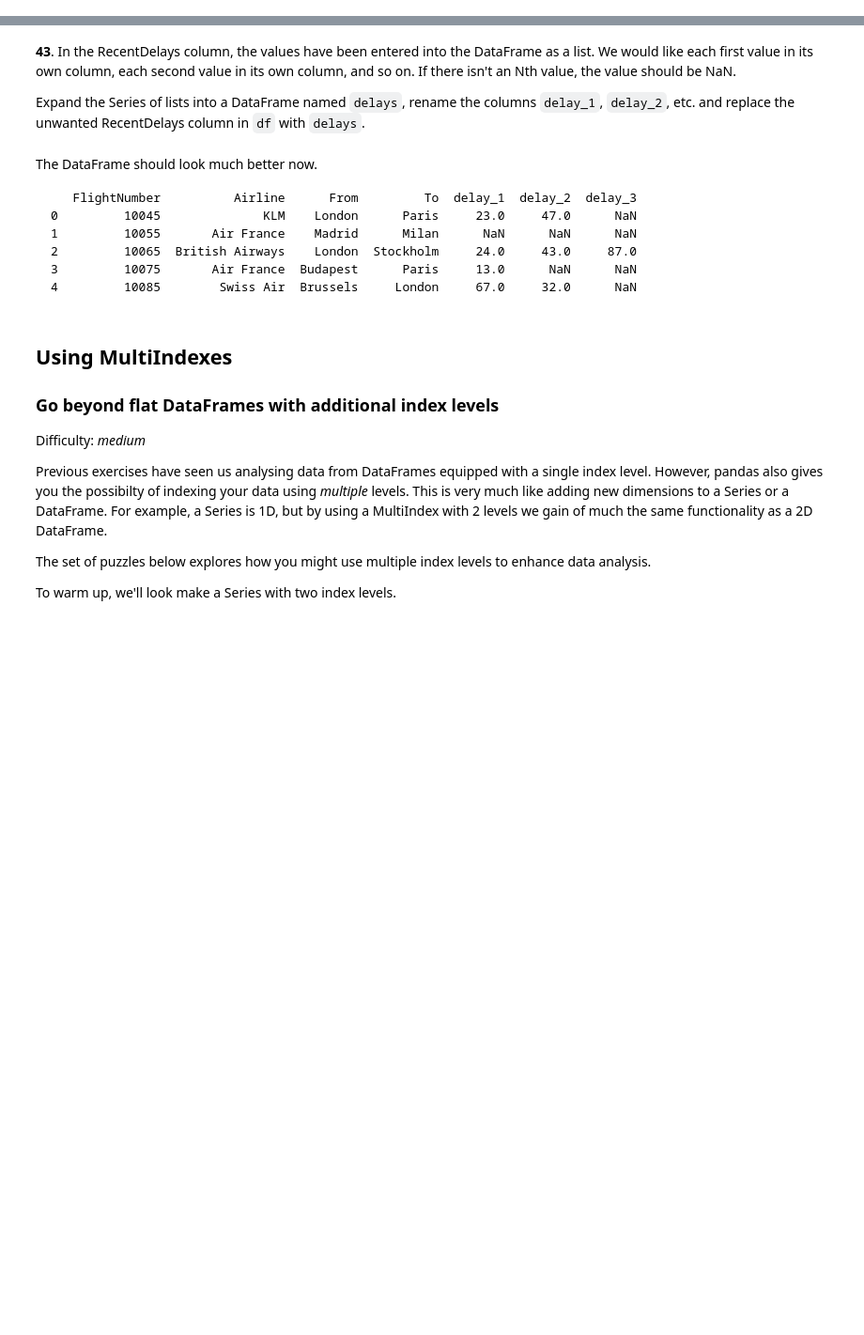
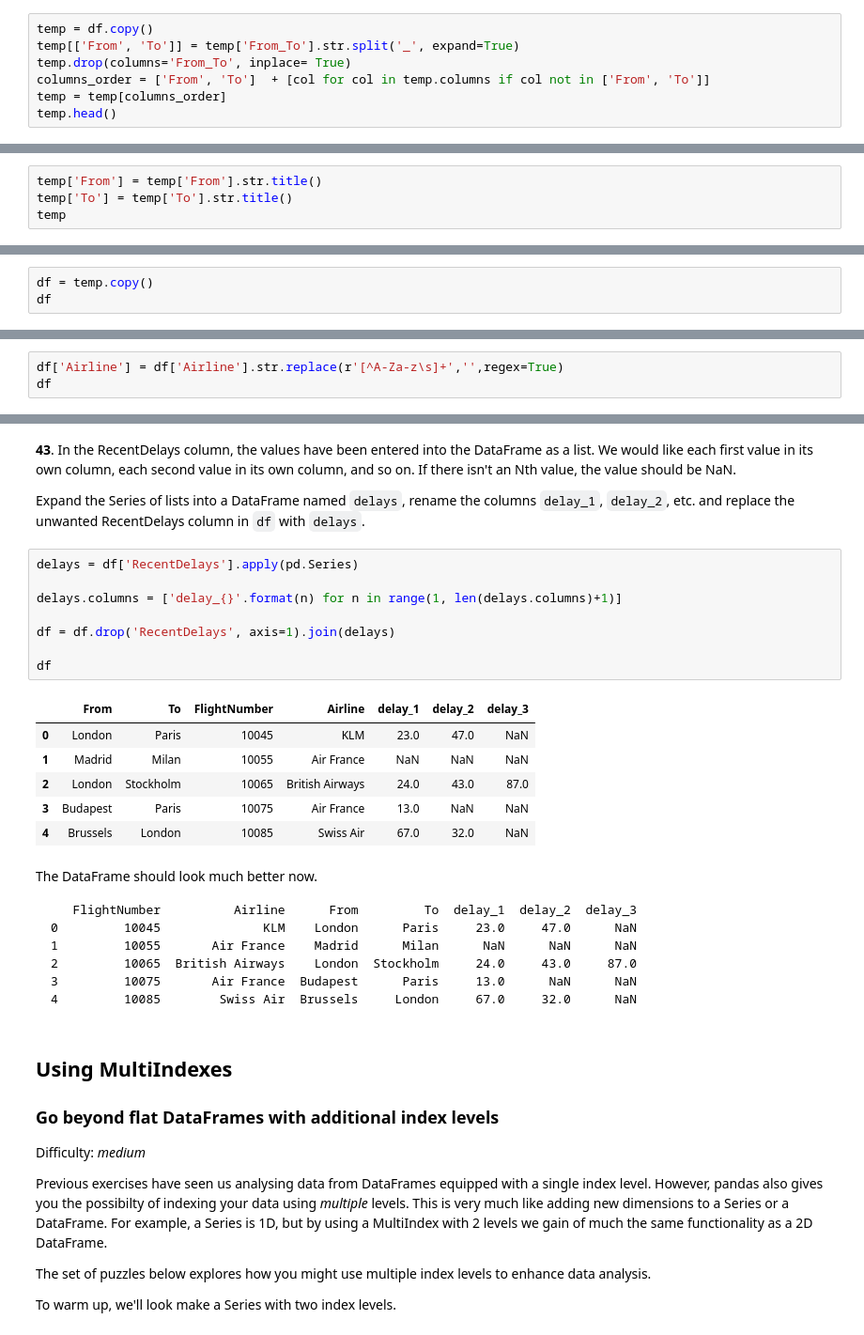
Before and after one commit to Christopherbriantorres/Pandas_Practice, a Jupyter notebook: 100-pandas-puzzles.ipynb, the cells around one changed output, grey strips where cells are left out. Shown at 94% size. Saved outputs shown, nothing was run; the diff lists cells and outputs as text; blank space fills up the shorter version.

````diff
--- a/100-pandas-puzzles.ipynb
+++ b/100-pandas-puzzles.ipynb
@@ -921,2 +946,9 @@ Formatted, it looks like this:
 # %% [markdown]
 **39.** The **From\_To** column would be better as two separate columns! Split each string on the underscore delimiter `_` to give a new temporary DataFrame called 'temp' with the correct values. Assign the correct column names 'From' and 'To' to this temporary DataFrame.
+# %%
+temp = df.copy()
+temp[['From', 'To']] = temp['From_To'].str.split('_', expand=True)
+temp.drop(columns='From_To', inplace= True)
+columns_order = ['From', 'To']  + [col for col in temp.columns if col not in ['From', 'To']]
+temp = temp[columns_order]
+temp.head()
@@ -923,2 +962,6 @@ Formatted, it looks like this:
 # %% [markdown]
 **40.** Notice how the capitalisation of the city names is all mixed up in this temporary DataFrame 'temp'. Standardise the strings so that only the first letter is uppercase (e.g. "londON" should become "London".)
+# %%
+temp['From'] = temp['From'].str.title()
+temp['To'] = temp['To'].str.title()
+temp
@@ -925,2 +975,5 @@ Formatted, it looks like this:
 # %% [markdown]
 **41.** Delete the **From_To** column from `df` and attach the temporary DataFrame 'temp' from the previous questions.
+# %%
+df = temp.copy()
+df
@@ -927,2 +987,5 @@ Formatted, it looks like this:
 # %% [markdown]
 **42**. In the **Airline** column, you can see some extra puctuation and symbols have appeared around the airline names. Pull out just the airline name. E.g. `'(British Airways. )'` should become `'British Airways'`.
+# %%
+df['Airline'] = df['Airline'].str.replace(r'[^A-Za-z\s]+','',regex=True)
+df
@@ -930,6 +1000,21 @@ Formatted, it looks like this:
 **43**. In the RecentDelays column, the values have been entered into the DataFrame as a list. We would like each first value in its own column, each second value in its own column, and so on. If there isn't an Nth value, the value should be NaN.
 
 Expand the Series of lists into a DataFrame named `delays`, rename the columns `delay_1`, `delay_2`, etc. and replace the unwanted RecentDelays column in `df` with `delays`.
+# %%
+delays = df['RecentDelays'].apply(pd.Series)
+
+delays.columns = ['delay_{}'.format(n) for n in range(1, len(delays.columns)+1)]
+
+df = df.drop('RecentDelays', axis=1).join(delays)
+
+df
+# %% [output]
+|  | From | To | FlightNumber | Airline | delay_1 | delay_2 | delay_3 |
+| 0 | London | Paris | 10045 | KLM | 23.0 | 47.0 | NaN |
+| 1 | Madrid | Milan | 10055 | Air France | NaN | NaN | NaN |
+| 2 | London | Stockholm | 10065 | British Airways | 24.0 | 43.0 | 87.0 |
+| 3 | Budapest | Paris | 10075 | Air France | 13.0 | NaN | NaN |
+| 4 | Brussels | London | 10085 | Swiss Air | 67.0 | 32.0 | NaN |
 # %% [markdown]
 The DataFrame should look much better now.
 ```
````
Also changed, not shown: parts of 10 cells of this notebook.
